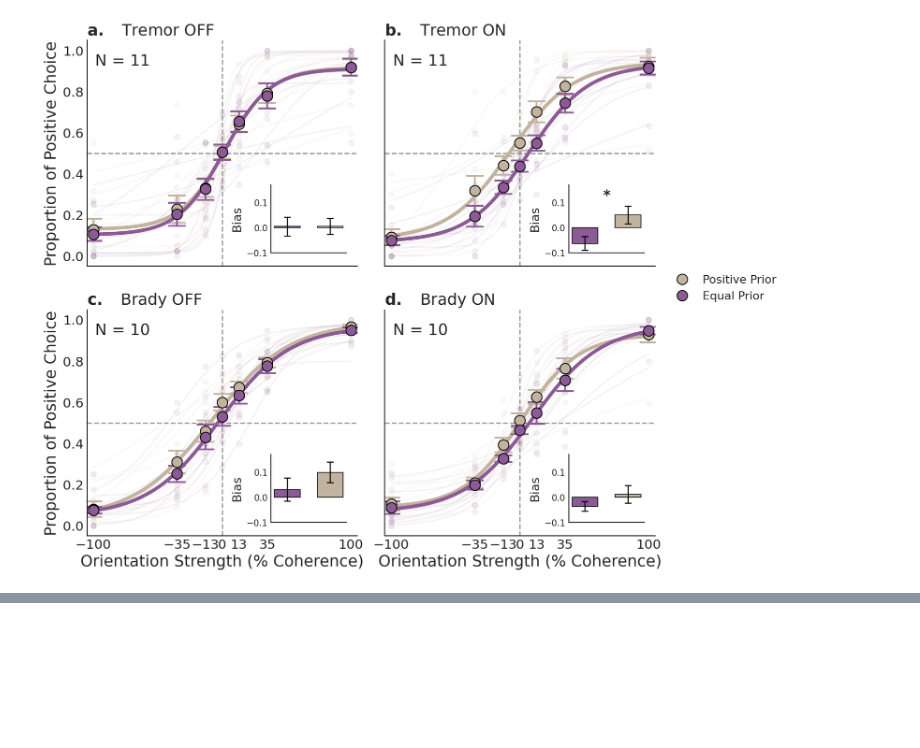
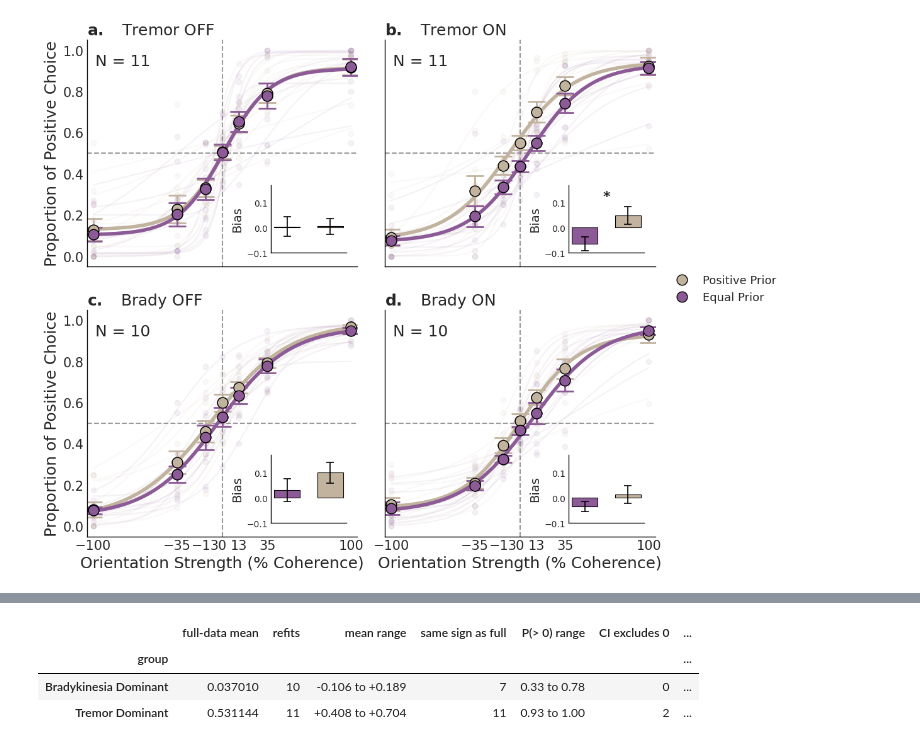
Before and after one commit to vaibrainium/bayesian-priors-in-pd-subtype, a Jupyter notebook: notebooks/2.30-dissemination.ipynb, the cells around one changed output, grey strips where cells are left out. Saved outputs shown, nothing was run; the diff lists cells and outputs as text; code cells hidden in the pictures; blank space fills up the shorter version.

```diff
--- a/notebooks/2.30-dissemination.ipynb
+++ b/notebooks/2.30-dissemination.ipynb
@@ -423,15 +452,17 @@ color:medication interaction: est=0.0084 +/- 0.0853, z=0.098, p=0.9218
 comparison_rows = []
 for grp in did_group_order:
     wilcoxon_p = scipy_stats.wilcoxon(did_results[("bias", grp)]).pvalue
-    g = glmm_results[grp]
+    draws = mcmc_posterior[grp][:, TERMS.index("col:med")]
+    low, high = np.percentile(draws, [2.5, 97.5])
     comparison_rows.append(
         {
-            "group": did_group_titles[grp],
-            "n_subjects": g["n_subjects"],
-            "n_trials": g["n_trials"],
+            "group": mcmc_group_titles[grp],
+            "n_subjects": mcmc_subsets[grp]["subject_id"].nunique(),
+            "n_trials": len(mcmc_subsets[grp]),
             "wilcoxon_DiD_p (subject-level)": wilcoxon_p,
-            "GLMM_interaction_p (trial-level)": g["p"],
-            "GLMM_z": g["z"],
+            "interaction mean (trial-level)": draws.mean(),
+            "95% CI": f"[{low:+.2f}, {high:+.2f}]",
+            "P(interaction > 0)": (draws > 0).mean(),
         }
     )
 
@@ -711,0 +688,23 @@ plt.show()
+# %%
+stability_rows = []
+for grp, block in loso.groupby("group"):
+    full_mean = mcmc_posterior[grp][:, TERMS.index("col:med")].mean()
+    stability_rows.append(
+        {
+            "group": mcmc_group_titles[grp],
+            "full-data mean": full_mean,
+            "refits": len(block),
+            "mean range": f"{block['mean'].min():+.3f} to {block['mean'].max():+.3f}",
+            "same sign as full": int((np.sign(block["mean"]) == np.sign(full_mean)).sum()),
+            "P(> 0) range": f"{block['P(> 0)'].min():.2f} to {block['P(> 0)'].max():.2f}",
+            "CI excludes 0": int(block["CI excludes 0"].sum()),
+            "total divergences": int(block["divergences"].sum()),
+        }
+    )
+
+pd.DataFrame(stability_rows).set_index("group")
+# %% [output]
+|  | full-data mean | refits | mean range | same sign as full | P(> 0) range | CI excludes 0 | ... |
+| group |  |  |  |  |  |  | ... |
+| Bradykinesia Dominant | 0.037010 | 10 | -0.106 to +0.189 | 7 | 0.33 to 0.78 | 0 | ... |
+| Tremor Dominant | 0.531144 | 11 | +0.408 to +0.704 | 11 | 0.93 to 1.00 | 2 | ... |
```
Also changed, not shown: parts of 24 cells of this notebook, 1 other file.
